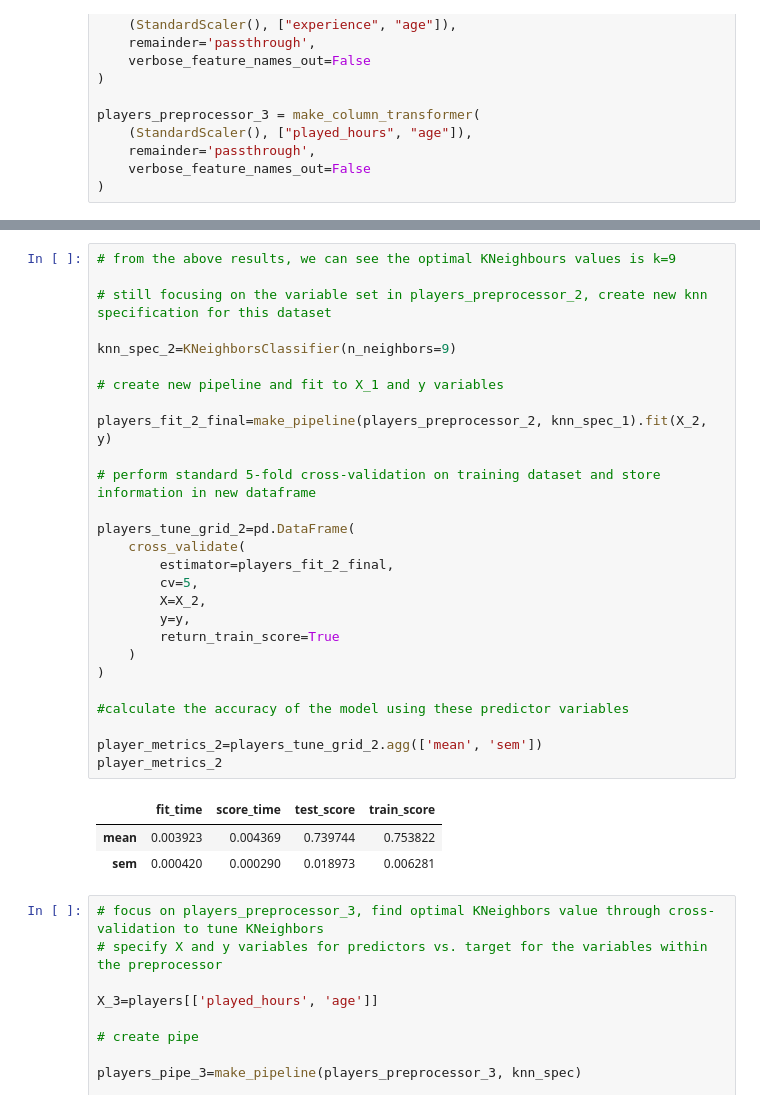
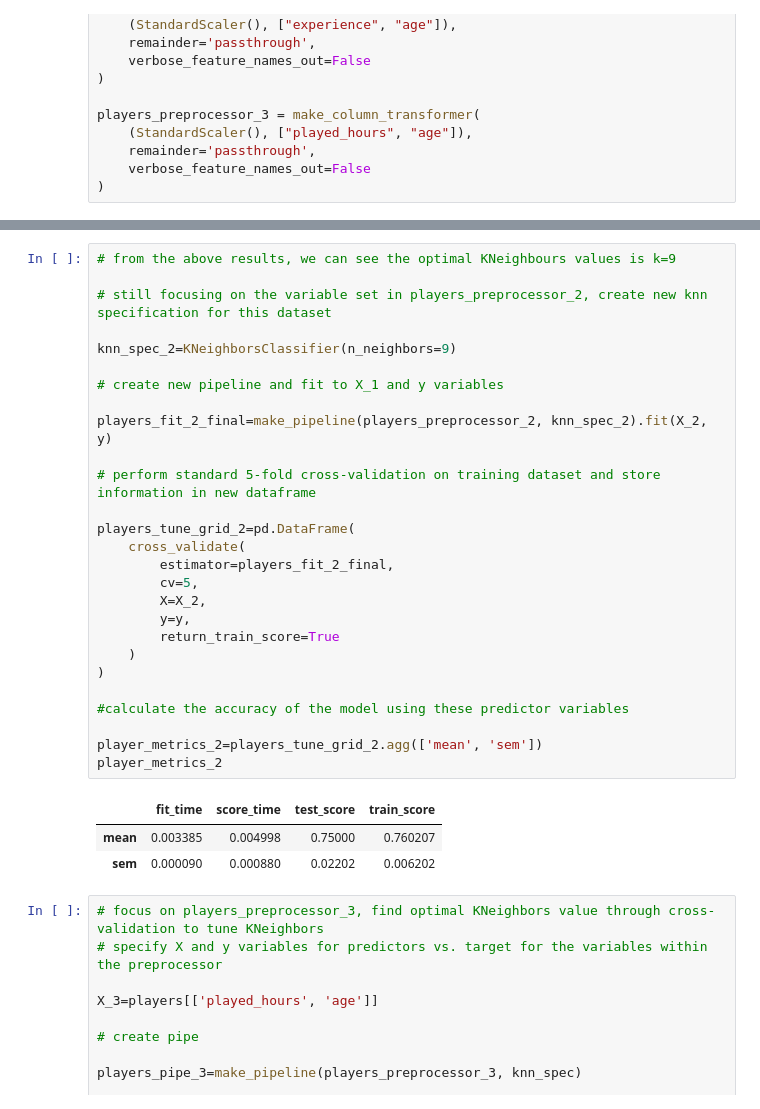
Before and after one commit to nanciewu/DSCI-100-2025-WT1-Group-8, a Jupyter notebook: Final Report.ipynb, the cells around one changed output, grey strips where cells are left out. Cells and saved outputs as stored; diff of their text form.

```diff
--- a/Final Report.ipynb
+++ b/Final Report.ipynb
@@ -296,34 +296,34 @@ accuracy_k_grid_2
 # %%
 # from the above results, we can see the optimal KNeighbours values is k=9
 
 # still focusing on the variable set in players_preprocessor_2, create new knn specification for this dataset
 
 knn_spec_2=KNeighborsClassifier(n_neighbors=9)
 
 # create new pipeline and fit to X_1 and y variables
 
-players_fit_2_final=make_pipeline(players_preprocessor_2, knn_spec_1).fit(X_2, y)
+players_fit_2_final=make_pipeline(players_preprocessor_2, knn_spec_2).fit(X_2, y)
 
 # perform standard 5-fold cross-validation on training dataset and store information in new dataframe
 
 players_tune_grid_2=pd.DataFrame(
     cross_validate(
         estimator=players_fit_2_final,
         cv=5,
         X=X_2,
         y=y,
         return_train_score=True
     )
 )
 
 #calculate the accuracy of the model using these predictor variables
 
 player_metrics_2=players_tune_grid_2.agg(['mean', 'sem'])
 player_metrics_2
 # %% [output]
 |  | fit_time | score_time | test_score | train_score |
-| mean | 0.003923 | 0.004369 | 0.739744 | 0.753822 |
-| sem | 0.000420 | 0.000290 | 0.018973 | 0.006281 |
+| mean | 0.003385 | 0.004998 | 0.75000 | 0.760207 |
+| sem | 0.000090 | 0.000880 | 0.02202 | 0.006202 |
 # %%
 # focus on players_preprocessor_3, find optimal KNeighbors value through cross-validation to tune KNeighbors
 # specify X and y variables for predictors vs. target for the variables within the preprocessor
```
Also changed, not shown: parts of 3 cells of this notebook.
